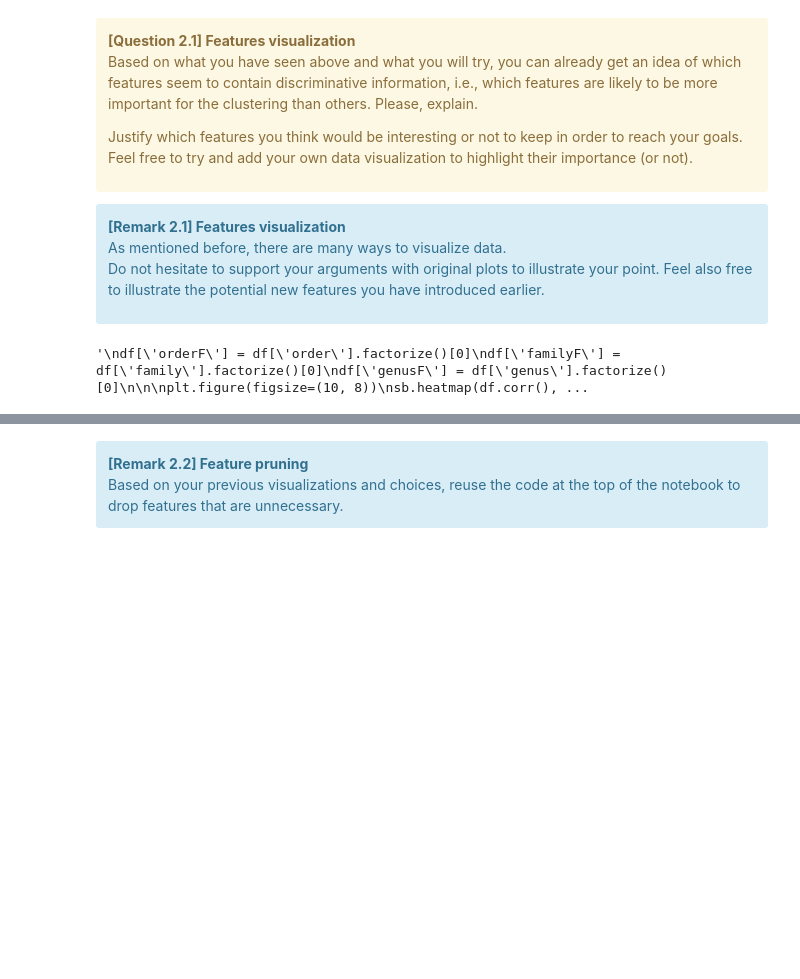
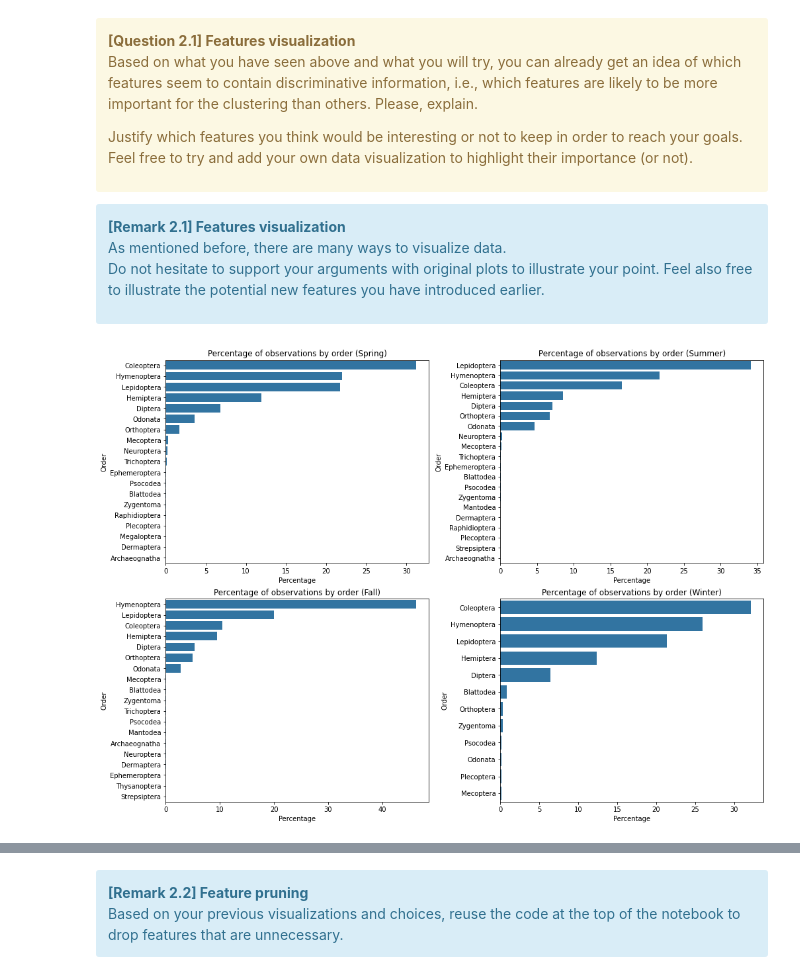
Before and after one commit to killianson/Hackathon-3, a Jupyter notebook: Hackathon03-Clustering_Student.ipynb, the cells around one changed output, grey strips where cells are left out. Saved outputs shown, nothing was run; the diff lists cells and outputs as text; code cells hidden in the pictures; blank space fills up the shorter version.

```diff
--- a/Hackathon03-Clustering_Student.ipynb
+++ b/Hackathon03-Clustering_Student.ipynb
@@ -580,36 +568,41 @@ As mentioned before, there are many ways to visualize data.
 
 Do not hesitate to support your arguments with original plots to illustrate your point. Feel also free to illustrate the potential new features you have introduced earlier.
 </div>
-# %%
-"""
-CELL N°9: YOUR OWN VISUALIZATIONS
-Feel free to create more plots here (or elsewhere).
-""";
-import seaborn as sb
-import matplotlib.pyplot as plt
-
-
-
-
-
-
-
-
-"""
-df['orderF'] = df['order'].factorize()[0]
-df['familyF'] = df['family'].factorize()[0]
-df['genusF'] = df['genus'].factorize()[0]
-
-
-plt.figure(figsize=(10, 8))
-sb.heatmap(df.corr(), cmap="YlGnBu")
-
-# savefig
-plt.savefig("new_heatmap.pdf")
-plt.show()
-
-
-# On peut voir que la corélation matrix ne donne pas beaucoup d'informations
-"""
-# %% [output]
-'\ndf[\'orderF\'] = df[\'order\'].factorize()[0]\ndf[\'familyF\'] = df[\'family\'].factorize()[0]\ndf[\'genusF\'] = df[\'genus\'].factorize()[0]\n\n\nplt.figure(figsize=(10, 8))\nsb.heatmap(df.corr(), ...
+# %%
+"""
+CELL N°9: YOUR OWN VISUALIZATIONS
+Feel free to create more plots here (or elsewhere).
+""";
+import seaborn as sb
+import matplotlib.pyplot as plt
+
+
+
+# Graphiques - Pourcentage d'observations pour chaque ordre en fonction des saisons
+
+# exemple: Au printemps, l'ordre A représente 25% des observation, B représente 40% et C, 35% (le total fait 100%)
+
+
+seasons = {0: 'Spring', 1: 'Summer', 2: 'Fall', 3: 'Winter'}
+fig, axes = plt.subplots(nrows=2, ncols=2, figsize=(14, 10), constrained_layout=True)
+
+for i, (season_code, season_name) in enumerate(seasons.items()):
+    season_data = df[df['season'] == season_code]
+
+    # calcul du pourcentage d'apparition pour chaque ordre
+    order_counts = season_data[target_taxon].value_counts(normalize=True) * 100
+    order_counts = order_counts.reset_index()
+    order_counts.columns = [target_taxon, 'percentage']
+
+    ax = axes[i//2, i%2]
+
+    # barplot pour la saison actuelle
+    sb.barplot(x='percentage', y=target_taxon, data=order_counts, ax=ax)
+    ax.set_title(f'Percentage of observations by order ({season_name})')
+    ax.set_xlabel('Percentage')
+    ax.set_ylabel(target_taxon.capitalize())
+
+
+plt.show()
+# %% [output]
+[figure, added]
```
Also changed, not shown: parts of 21 cells of this notebook.
